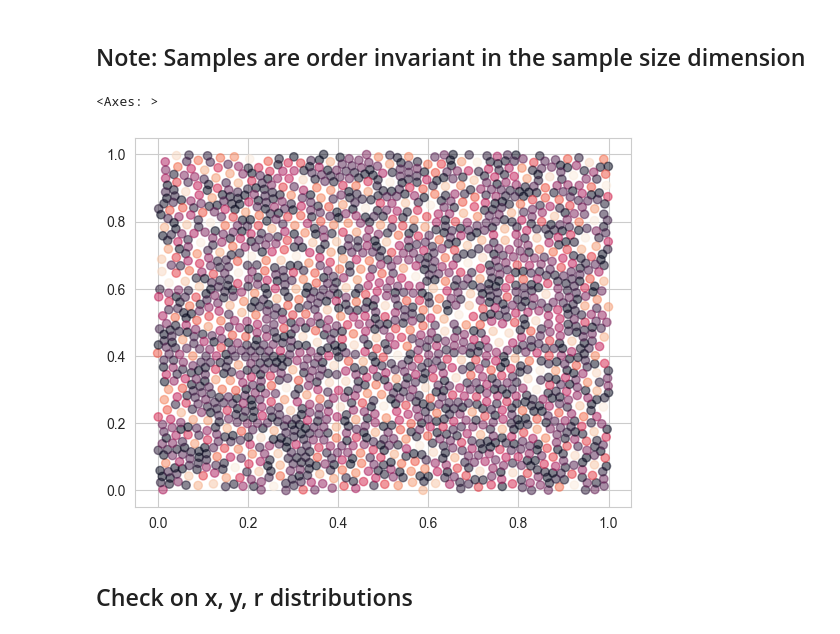
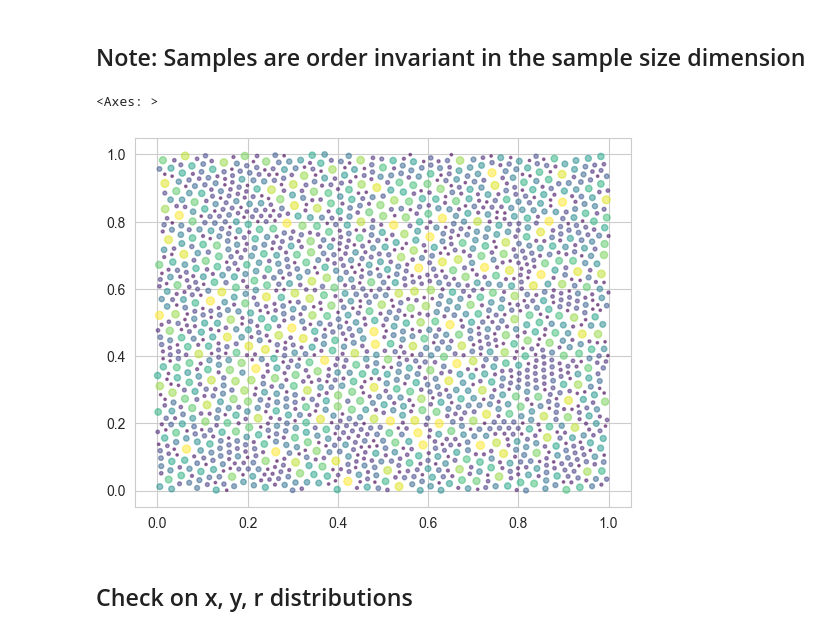
Before and after one commit to Veikko-Saikkonen/hard-spheres, a Jupyter notebook: Notebooks/HardSpheres_v1.ipynb, the cells around one changed output. Drawn from its saved outputs; the diff is of its cells as text; code cells hidden in the pictures.

```diff
--- a/Notebooks/HardSpheres_v1.ipynb
+++ b/Notebooks/HardSpheres_v1.ipynb
@@ -51,7 +58,7 @@ from src.models.HardSphereGAN import GAN, HSGenerator, HSDiscriminator
 ## Load data
 # %%
 
-phis = [0.84] # Add more phis here
+phis = [0.86] # Add more phis here
 
 path = Path("../data/raw/samples")
 
@@ -146,10 +180,10 @@ plot_pointcloud(dataset[2][1], plot_radius=False)
 # %% [markdown]
 ## Note: Samples are order invariant in the sample size dimension
 # %%
-plot_pointcloud(reversed(dataset[2][1]), plot_radius=False)
+plot_pointcloud(reversed(dataset[2][1]), plot_radius=True)
 # %% [output]
 <Axes: >
-[figure, old version]
+[figure, new version]
 # %% [markdown]
 ## Check on x, y, r distributions
 # %%
```
Also changed, not shown: parts of 37 cells of this notebook, 10 other files.
